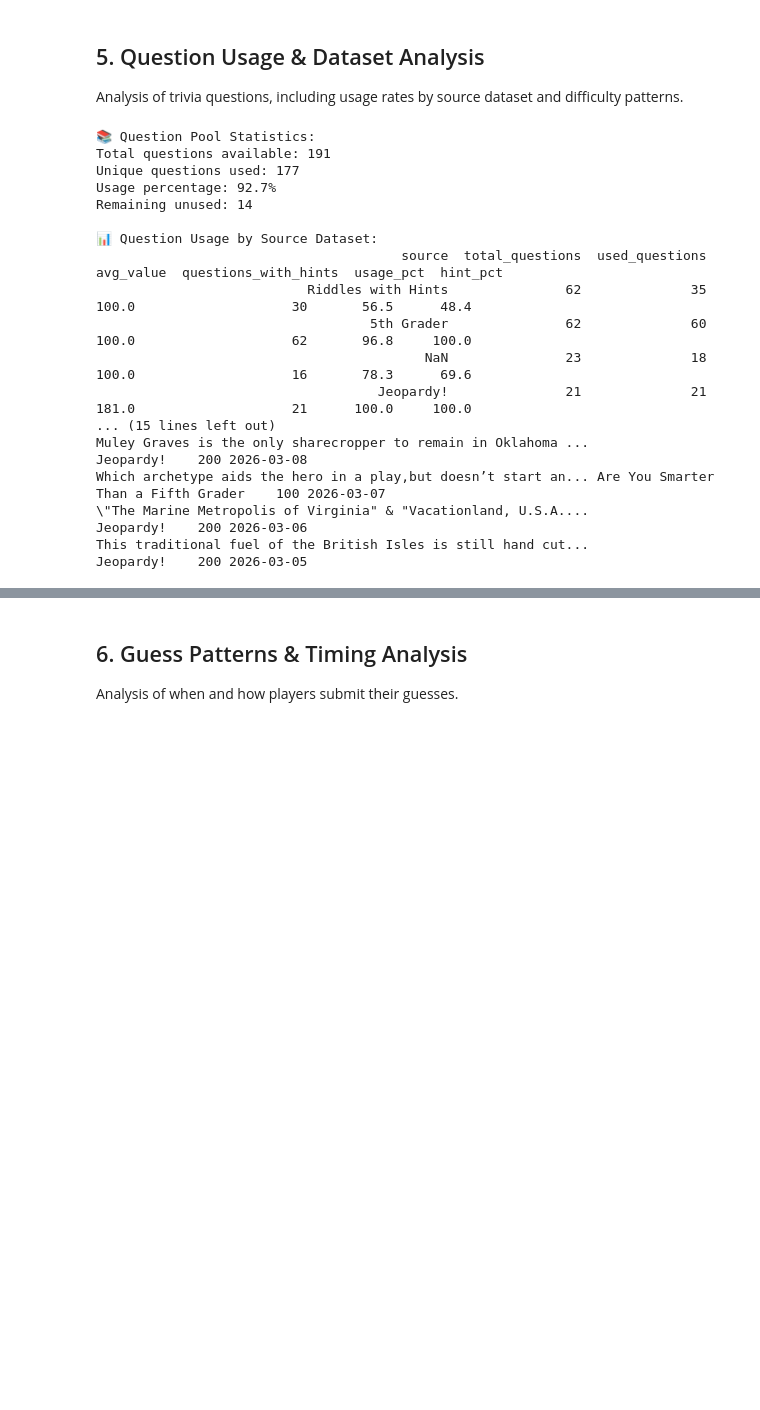
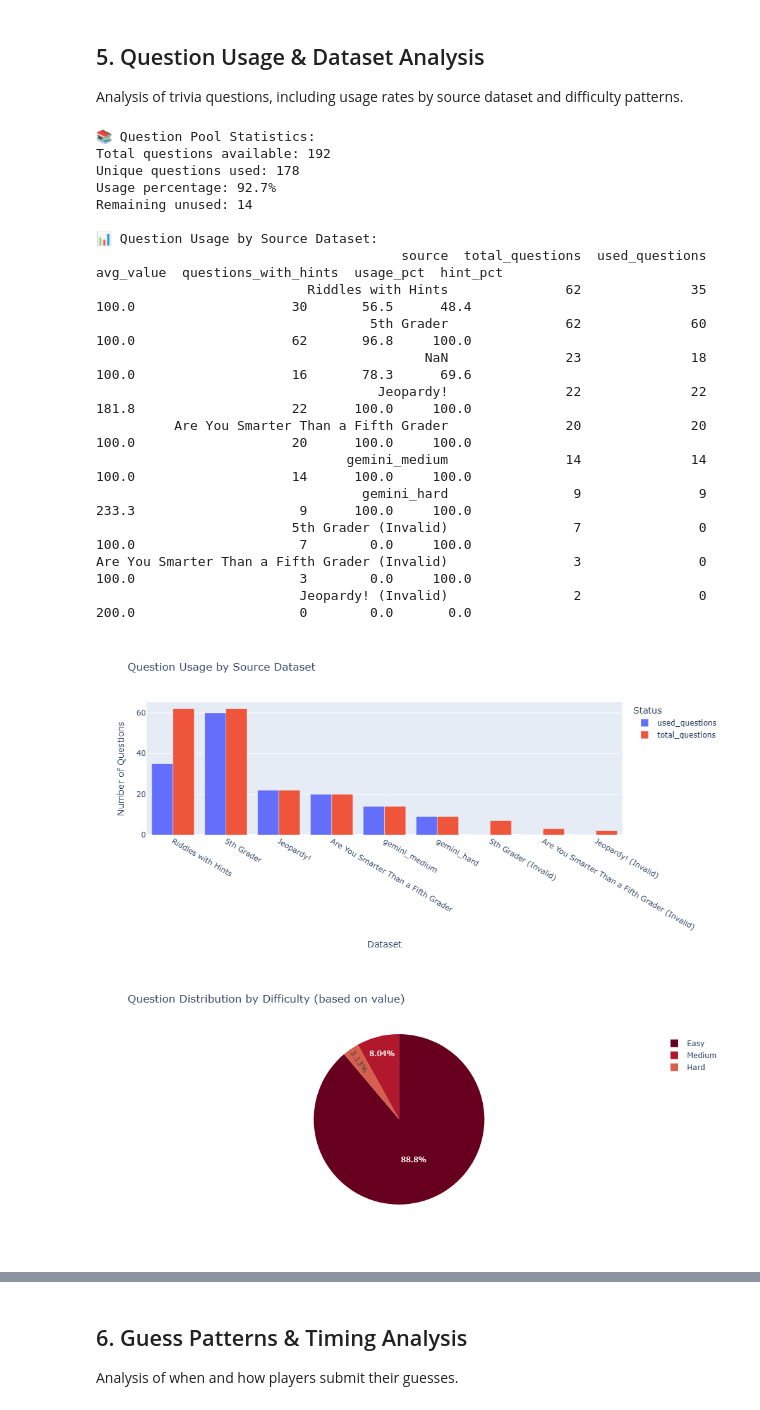
Before and after one commit to blakefren/jbot, a Jupyter notebook: db/dashboard.ipynb, the cells around one changed output, grey strips where cells are left out. Saved outputs shown, nothing was run; the diff lists cells and outputs as text; code cells hidden in the pictures; blank space fills up the shorter version.

```diff
--- a/db/dashboard.ipynb
+++ b/db/dashboard.ipynb
@@ -401,7 +437,7 @@ if "conn" in locals() and conn:
         },
         barmode="group",
     )
-    fig.show()
+    show_fig(fig)
 
     # Question difficulty analysis (if value represents difficulty)
     query = """
@@ -433,43 +469,46 @@ if "conn" in locals() and conn:
             title="Question Distribution by Difficulty (based on value)",
             color_discrete_sequence=px.colors.sequential.RdBu,
         )
-        fig.show()
+        show_fig(fig, height=450)
 
     # Recently used questions
     query = """
     SELECT
         q.question_text,
         q.source,
         q.value,
         dq.sent_at
     FROM daily_questions dq
     JOIN questions q ON dq.question_id = q.id
     ORDER BY dq.sent_at DESC
     LIMIT 10;
     """
     df_recent = pd.read_sql_query(query, conn)
     print("\n📅 Recently Used Questions:")
     df_recent["question_preview"] = df_recent["question_text"].str[:60] + "..."
     print(
         df_recent[["question_preview", "source", "value", "sent_at"]].to_string(
             index=False
         )
     )
 # %% [output]
 📚 Question Pool Statistics:
-Total questions available: 191
-Unique questions used: 177
+Total questions available: 192
+Unique questions used: 178
 Usage percentage: 92.7%
 Remaining unused: 14
 
 📊 Question Usage by Source Dataset:
                                        source  total_questions  used_questions  avg_value  questions_with_hints  usage_pct  hint_pct
                            Riddles with Hints               62              35      100.0                    30       56.5      48.4
                                    5th Grader               62              60      100.0                    62       96.8     100.0
                                           NaN               23              18      100.0                    16       78.3      69.6
-                                    Jeopardy!               21              21      181.0                    21      100.0     100.0
-... (15 lines left out)
-Muley Graves is the only sharecropper to remain in Oklahoma ...                           Jeopardy!    200 2026-03-08
-Which archetype aids the hero in a play,but doesn’t start an... Are You Smarter Than a Fifth Grader    100 2026-03-07
-\"The Marine Metropolis of Virginia" & "Vacationland, U.S.A....                           Jeopardy!    200 2026-03-06
-This traditional fuel of the British Isles is still hand cut...                           Jeopardy!    200 2026-03-05
+                                    Jeopardy!               22              22      181.8                    22      100.0     100.0
+          Are You Smarter Than a Fifth Grader               20              20      100.0                    20      100.0     100.0
+                                gemini_medium               14              14      100.0                    14      100.0     100.0
+                                  gemini_hard                9               9      233.3                     9      100.0     100.0
+                         5th Grader (Invalid)                7               0      100.0                     7        0.0     100.0
+Are You Smarter Than a Fifth Grader (Invalid)                3               0      100.0                     3        0.0     100.0
+                          Jeopardy! (Invalid)                2               0      200.0                     0        0.0       0.0
+[figure, added]
+[figure, added]
```
Also changed, not shown: parts of 8 cells of this notebook.
